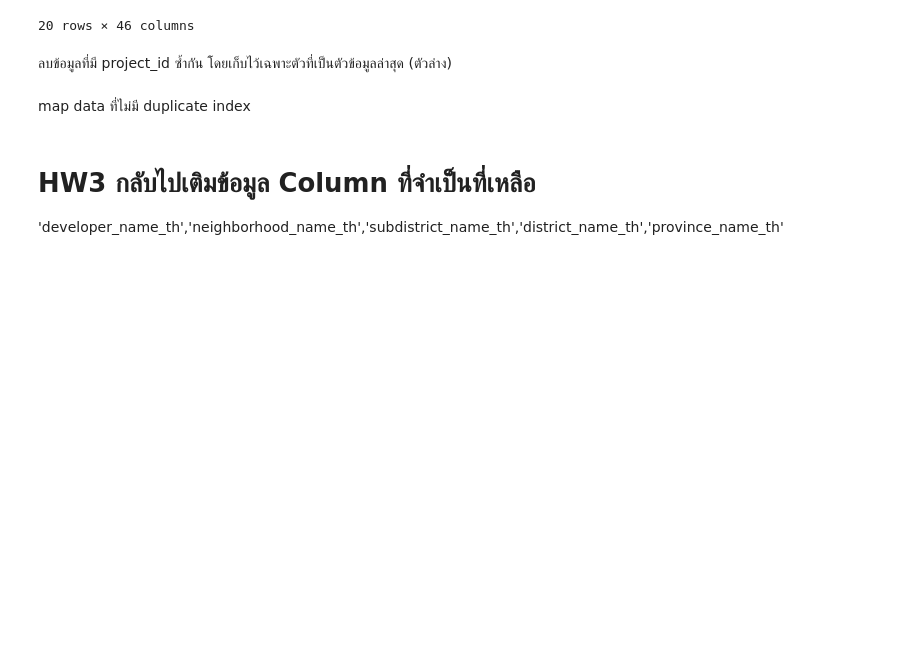
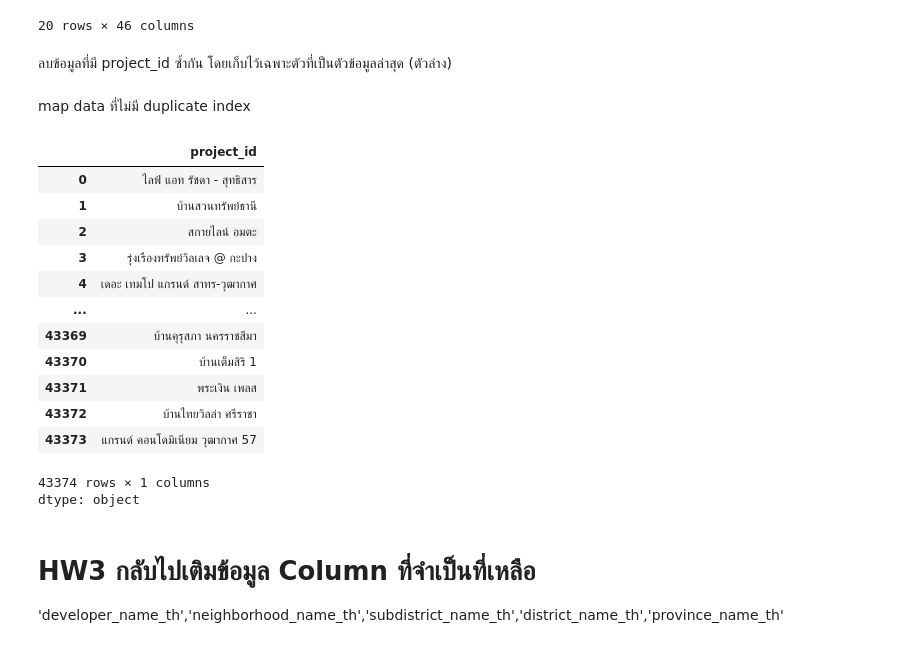
Before and after one commit to BunyanutIn/BSC_DPDM2025, a Jupyter notebook: Ch3_Data_Preprocessing.ipynb, the cells around one changed output. Saved outputs shown, nothing was run; the diff lists cells and outputs as text; code cells hidden in the pictures; blank space fills up the shorter version.

```diff
--- a/Ch3_Data_Preprocessing.ipynb
+++ b/Ch3_Data_Preprocessing.ipynb
@@ -517,7 +521,24 @@ project_df[project_df.duplicated(subset=['project_id'], keep=False)].head(20).so
 # %% [markdown]
 ลบข้อมูลที่มี project_id ซ้ำกัน โดยเก็บไว้เฉพาะตัวที่เป็นตัวข้อมูลล่าสุด (ตัวล่าง)
 # %%
-project_df = project_df.duplicated(subset=['project_id'], keep='last')
+project_df_dedup = project_df.drop_duplicates(subset=['project_id'], keep='last')
 # %% [markdown]
 map data ที่ไม่มี duplicate index
+# %%
+unit_df['project_id'].map(project_df_dedup.set_index('project_id')['name_th'])
+# %% [output]
+|  | project_id |
+| 0 | ไลฟ์ แอท รัชดา - สุทธิสาร |
+| 1 | บ้านสวนทรัพย์ธานี |
+| 2 | สกายไลน์ อมตะ |
+| 3 | รุ่งเรืองทรัพย์วิลเลจ @ กะปาง |
+| 4 | เดอะ เทมโป แกรนด์ สาทร-วุฒากาศ |
+| ... | ... |
+| 43369 | บ้านคุรุสภา นครราชสีมา |
+| 43370 | บ้านเต็มสิริ 1 |
+| 43371 | พระเงิน เพลส |
+| 43372 | บ้านไทยวิลล่า ศรีราชา |
+| 43373 | แกรนด์ คอนโดมิเนียม วุฒากาศ 57 |
+43374 rows × 1 columns
+dtype: object
 # %%
```
Also changed, not shown: parts of 15 cells of this notebook.
